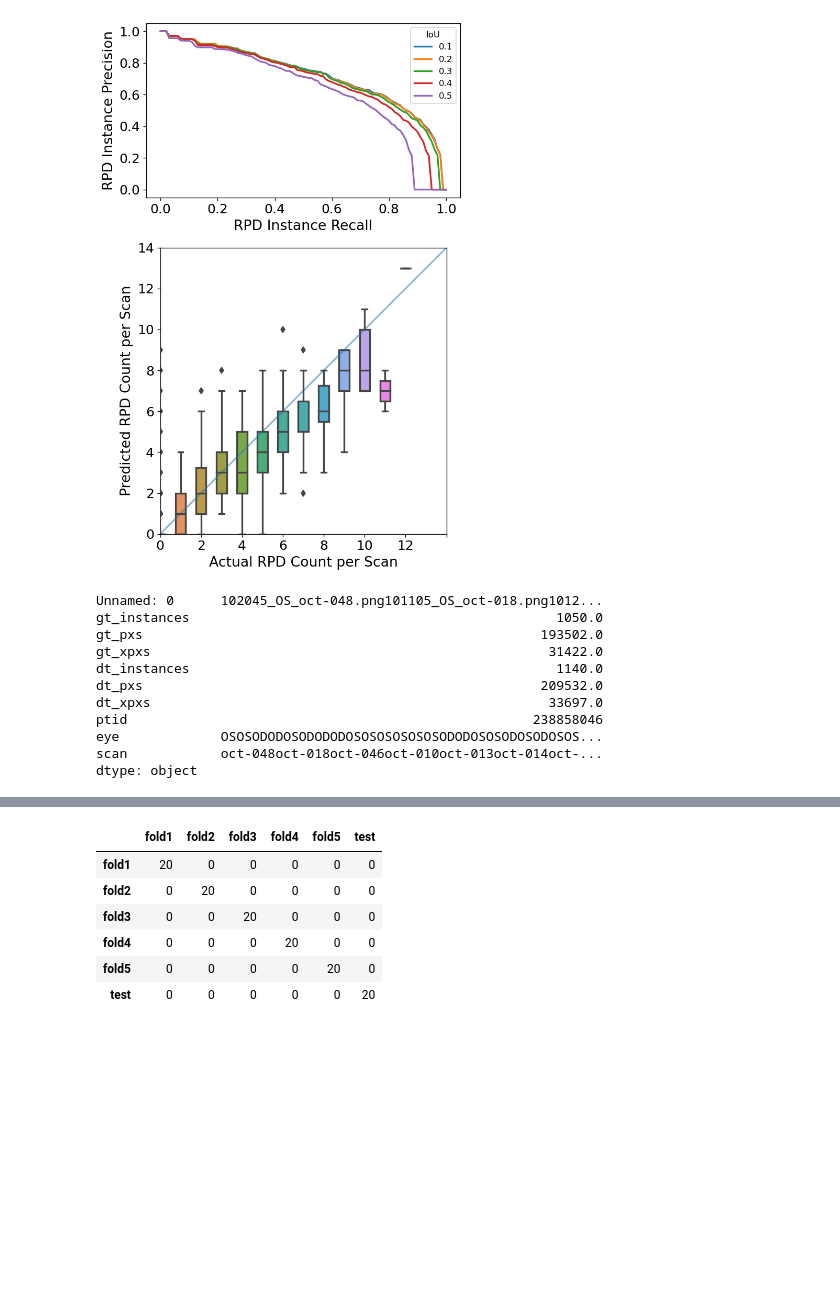
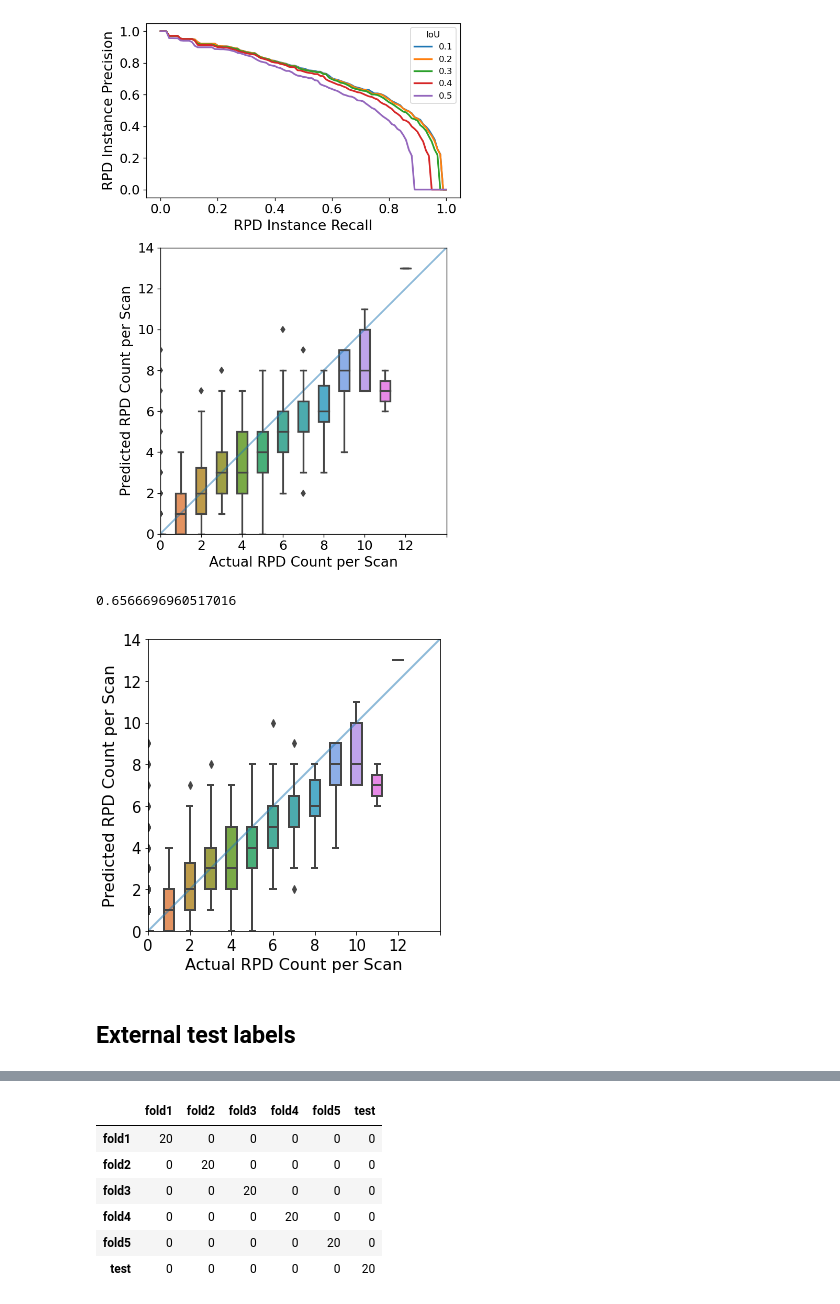
Before and after one commit to uw-biomedical-ml/detectron2-rpd-yb, a Jupyter notebook: runEvaluateClass.ipynb, the cells around one changed output, grey strips where cells are left out. Saved outputs shown, nothing was run; the diff lists cells and outputs as text; code cells hidden in the pictures; blank space fills up the shorter version.

```diff
--- a/runEvaluateClass.ipynb
+++ b/runEvaluateClass.ipynb
@@ -420,17 +451,31 @@ DONE (t=0.22s).
 Accumulating evaluation results...
 DONE (t=0.01s).
 [figure]
-# %%
-RPDplt.dfimg.sum()
-# %% [output]
-Unnamed: 0      102045_OS_oct-048.png101105_OS_oct-018.png1012...
-gt_instances                                               1050.0
-gt_pxs                                                   193502.0
-gt_xpxs                                                   31422.0
-dt_instances                                               1140.0
-dt_pxs                                                   209532.0
-dt_xpxs                                                   33697.0
-ptid                                                    238858046
-eye             OSOSODODOSODODODOSOSOSOSOSOSODODOSOSODOSODOSOS...
-scan            oct-048oct-018oct-046oct-010oct-013oct-014oct-...
-dtype: object
+# %%
+#ARVO 2022 Abstract figures
+import matplotlib.pyplot as plt
+from analysis_lib import CreatePlotsRPD,EvaluateClass
+
+
+RPDplt = CreatePlotsRPD.initfromcsv(os.path.join('output_test','dfimg_test.csv'))
+#fig = plt.figure(figsize=[6,9],dpi=120,constrained_layout=True)
+#fig,ax = plt.subplots(2,1,figsize=[6,8],dpi=100)
+fig,ax = plt.subplots(1,1,figsize=[5,5],constrained_layout=True)
+RPDplt.gt_vs_dt_instances_boxplot(ax)
+ax.set_xlabel('Actual RPD Count per Scan')
+ax.set_ylabel('Predicted RPD Count per Scan')
+#fast fit
+x = RPDplt.dfimg['gt_instances'].values
+y = RPDplt.dfimg['dt_instances'].values
+from sklearn.metrics import r2_score
+print(r2_score(x,y))
+
+
+plt.tight_layout()
+
+fig.savefig('ARVO 2022/gtvsdtinstance.svg')
+# %% [output]
+0.6566696960517016
+[figure, added]
+# %% [markdown]
+## External test labels
```
Also changed, not shown: parts of 17 cells of this notebook, 3 other files.
